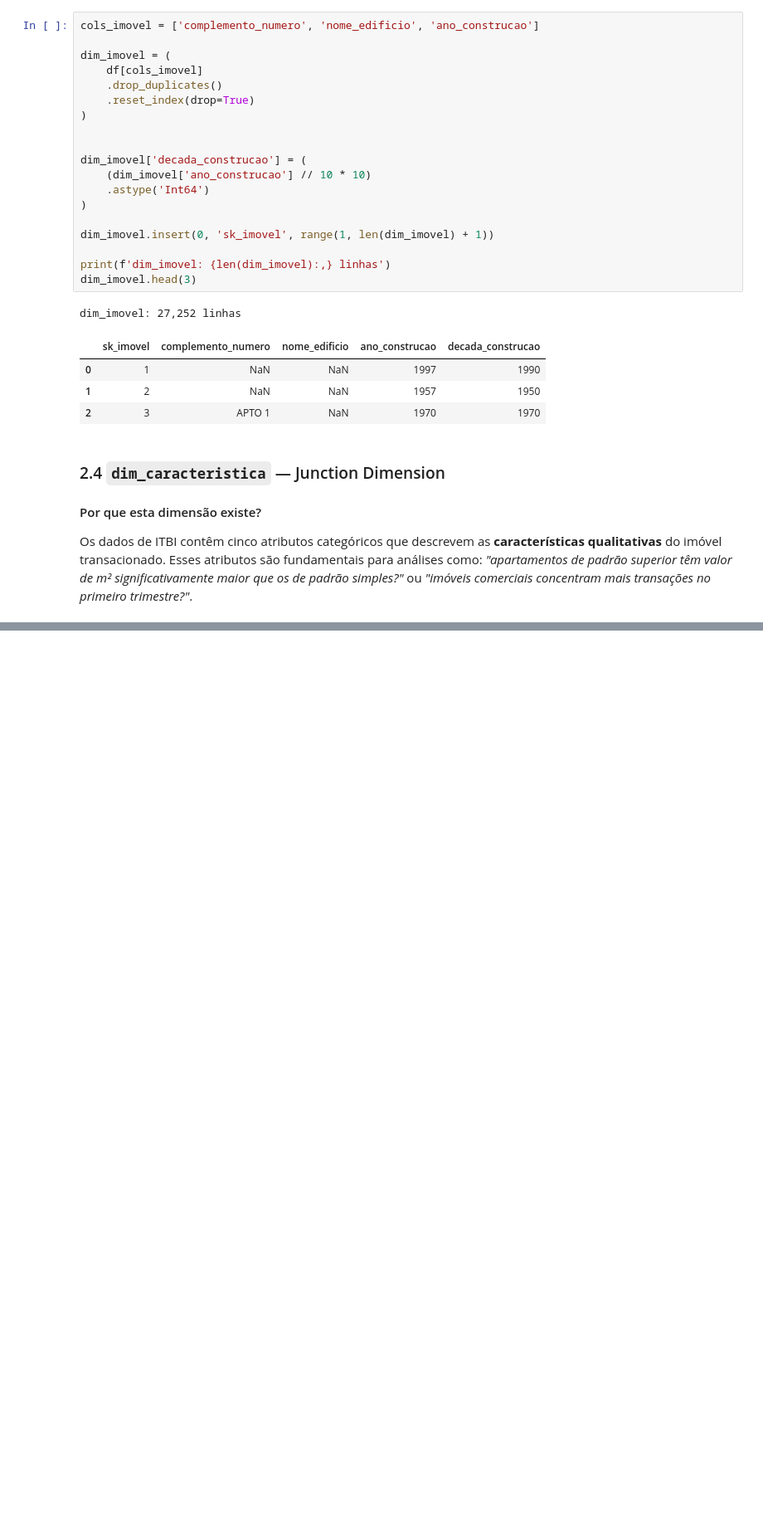
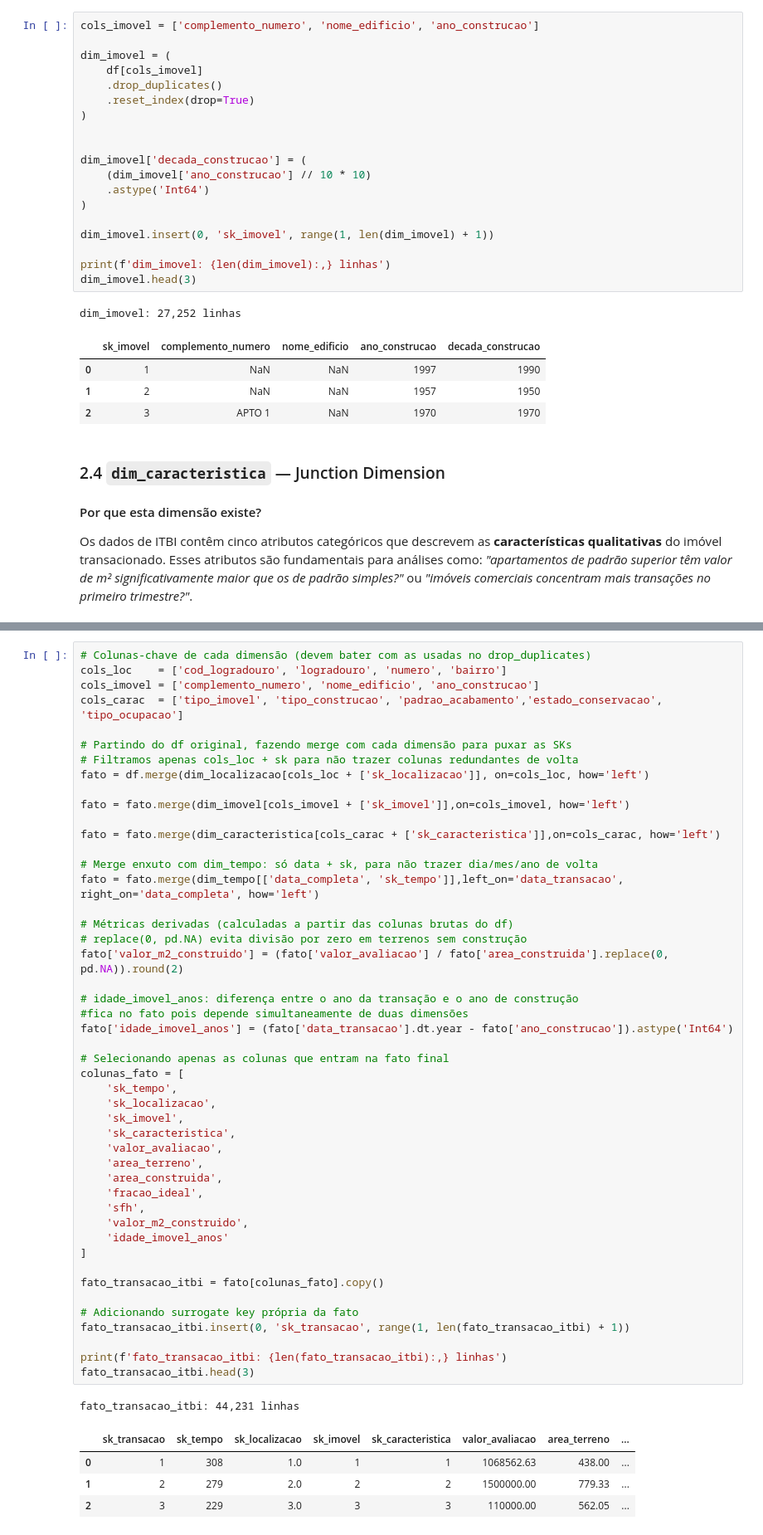
Before and after one commit to Iago-Coutinho/Grupo1-BD-Int.-de-dados, a Jupyter notebook: Tratamento/ETL.ipynb, the cells around one changed output, grey strips where cells are left out. Shown at 83% size. Saved outputs shown, nothing was run; the diff lists cells and outputs as text; blank space fills up the shorter version.

Commit message:
Feature/ Creation of the fato table and merging the dimensions with the SKs

```diff
--- a/Tratamento/ETL.ipynb
+++ b/Tratamento/ETL.ipynb
@@ -1684,0 +1698,53 @@ dim_caracteristica: 165 combinações únicas
+# %%
+# Colunas-chave de cada dimensão (devem bater com as usadas no drop_duplicates)
+cols_loc    = ['cod_logradouro', 'logradouro', 'numero', 'bairro']
+cols_imovel = ['complemento_numero', 'nome_edificio', 'ano_construcao']
+cols_carac  = ['tipo_imovel', 'tipo_construcao', 'padrao_acabamento','estado_conservacao', 'tipo_ocupacao']
+
+# Partindo do df original, fazendo merge com cada dimensão para puxar as SKs
+# Filtramos apenas cols_loc + sk para não trazer colunas redundantes de volta
+fato = df.merge(dim_localizacao[cols_loc + ['sk_localizacao']], on=cols_loc, how='left')
+
+fato = fato.merge(dim_imovel[cols_imovel + ['sk_imovel']],on=cols_imovel, how='left')
+
+fato = fato.merge(dim_caracteristica[cols_carac + ['sk_caracteristica']],on=cols_carac, how='left')
+
+# Merge enxuto com dim_tempo: só data + sk, para não trazer dia/mes/ano de volta
+fato = fato.merge(dim_tempo[['data_completa', 'sk_tempo']],left_on='data_transacao', right_on='data_completa', how='left')
+
+# Métricas derivadas (calculadas a partir das colunas brutas do df)
+# replace(0, pd.NA) evita divisão por zero em terrenos sem construção
+fato['valor_m2_construido'] = (fato['valor_avaliacao'] / fato['area_construida'].replace(0, pd.NA)).round(2)
+
+# idade_imovel_anos: diferença entre o ano da transação e o ano de construção
+#fica no fato pois depende simultaneamente de duas dimensões
+fato['idade_imovel_anos'] = (fato['data_transacao'].dt.year - fato['ano_construcao']).astype('Int64')
+
+# Selecionando apenas as colunas que entram na fato final
+colunas_fato = [
+    'sk_tempo',
+    'sk_localizacao',
+    'sk_imovel',
+    'sk_caracteristica',
+    'valor_avaliacao',
+    'area_terreno',
+    'area_construida',
+    'fracao_ideal',
+    'sfh',
+    'valor_m2_construido',
+    'idade_imovel_anos'
+]
+
+fato_transacao_itbi = fato[colunas_fato].copy()
+
+# Adicionando surrogate key própria da fato
+fato_transacao_itbi.insert(0, 'sk_transacao', range(1, len(fato_transacao_itbi) + 1))
+
+print(f'fato_transacao_itbi: {len(fato_transacao_itbi):,} linhas')
+fato_transacao_itbi.head(3)
+# %% [output]
+fato_transacao_itbi: 44,231 linhas
+|  | sk_transacao | sk_tempo | sk_localizacao | sk_imovel | sk_caracteristica | valor_avaliacao | area_terreno | ... |
+| 0 | 1 | 308 | 1.0 | 1 | 1 | 1068562.63 | 438.00 | ... |
+| 1 | 2 | 279 | 2.0 | 2 | 2 | 1500000.00 | 779.33 | ... |
+| 2 | 3 | 229 | 3.0 | 3 | 3 | 110000.00 | 562.05 | ... |
```
Also changed, not shown: parts of 2 cells of this notebook.
